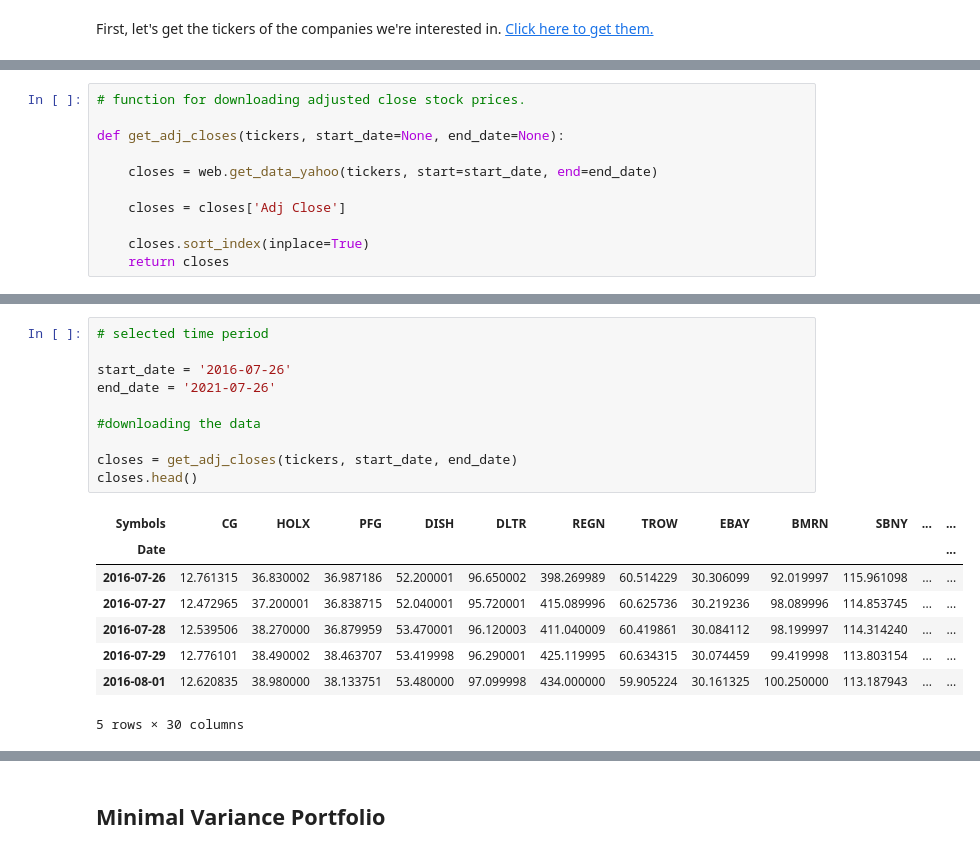
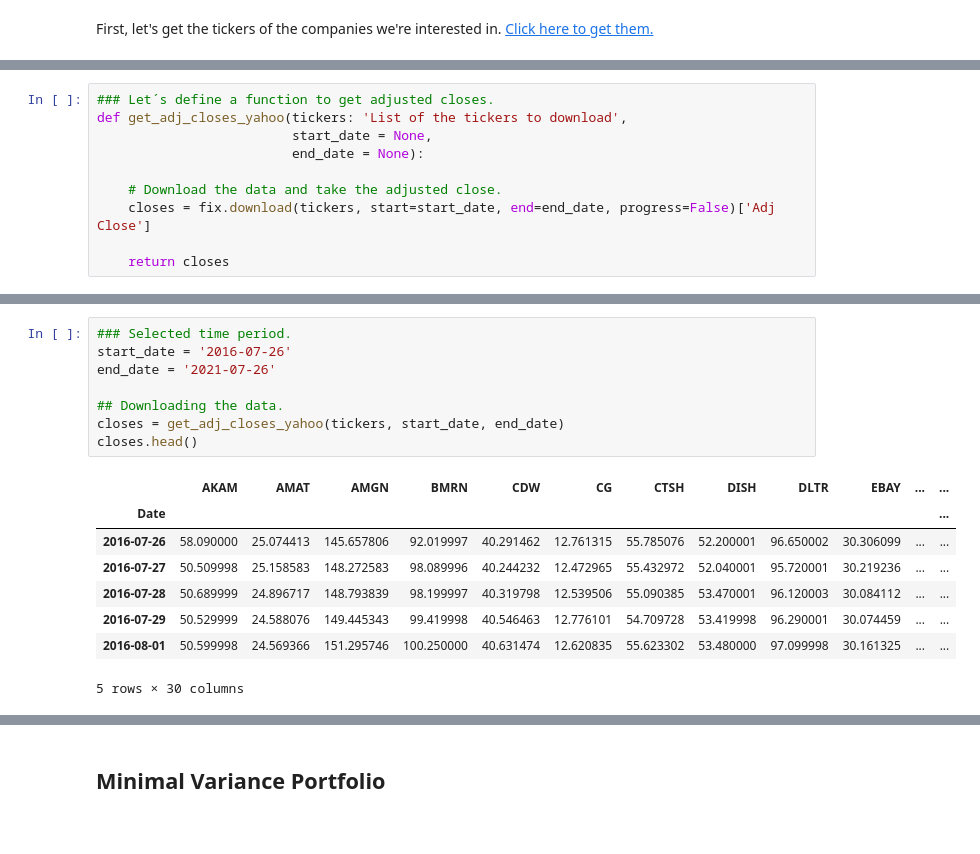
Before and after one commit to bmanica/Factset_Learning_PA, a Jupyter notebook: Optimal_portfolio_selection.ipynb, the cells around one changed output, grey strips where cells are left out. Cells and saved outputs as stored; diff of their text form.

```diff
--- a/Optimal_portfolio_selection.ipynb
+++ b/Optimal_portfolio_selection.ipynb
@@ -89,11 +90,10 @@ best_stocks
 # %%
-# function for downloading adjusted close stock prices.
+### Let´s define a function to get adjusted closes.
+def get_adj_closes_yahoo(tickers: 'List of the tickers to download',
+                         start_date = None,
+                         end_date = None):
 
-def get_adj_closes(tickers, start_date=None, end_date=None):
+    # Download the data and take the adjusted close.
+    closes = fix.download(tickers, start=start_date, end=end_date, progress=False)['Adj Close']
 
-    closes = web.get_data_yahoo(tickers, start=start_date, end=end_date)
-
-    closes = closes['Adj Close']
-
-    closes.sort_index(inplace=True)
     return closes
@@ -137,20 +122,18 @@ tickers
 # %%
-# selected time period
-
+### Selected time period.
 start_date = '2016-07-26'
 end_date = '2021-07-26'
 
-#downloading the data
-
-closes = get_adj_closes(tickers, start_date, end_date)
+## Downloading the data.
+closes = get_adj_closes_yahoo(tickers, start_date, end_date)
 closes.head()
 # %% [output]
-| Symbols | CG | HOLX | PFG | DISH | DLTR | REGN | TROW | EBAY | BMRN | SBNY | ... | ... |
+|  | AKAM | AMAT | AMGN | BMRN | CDW | CG | CTSH | DISH | DLTR | EBAY | ... | ... |
 | Date |  |  |  |  |  |  |  |  |  |  |  | ... |
-| 2016-07-26 | 12.761315 | 36.830002 | 36.987186 | 52.200001 | 96.650002 | 398.269989 | 60.514229 | 30.306099 | 92.019997 | 115.961098 | ... | ... |
-| 2016-07-27 | 12.472965 | 37.200001 | 36.838715 | 52.040001 | 95.720001 | 415.089996 | 60.625736 | 30.219236 | 98.089996 | 114.853745 | ... | ... |
-| 2016-07-28 | 12.539506 | 38.270000 | 36.879959 | 53.470001 | 96.120003 | 411.040009 | 60.419861 | 30.084112 | 98.199997 | 114.314240 | ... | ... |
-| 2016-07-29 | 12.776101 | 38.490002 | 38.463707 | 53.419998 | 96.290001 | 425.119995 | 60.634315 | 30.074459 | 99.419998 | 113.803154 | ... | ... |
-| 2016-08-01 | 12.620835 | 38.980000 | 38.133751 | 53.480000 | 97.099998 | 434.000000 | 59.905224 | 30.161325 | 100.250000 | 113.187943 | ... | ... |
+| 2016-07-26 | 58.090000 | 25.074413 | 145.657806 | 92.019997 | 40.291462 | 12.761315 | 55.785076 | 52.200001 | 96.650002 | 30.306099 | ... | ... |
+| 2016-07-27 | 50.509998 | 25.158583 | 148.272583 | 98.089996 | 40.244232 | 12.472965 | 55.432972 | 52.040001 | 95.720001 | 30.219236 | ... | ... |
+| 2016-07-28 | 50.689999 | 24.896717 | 148.793839 | 98.199997 | 40.319798 | 12.539506 | 55.090385 | 53.470001 | 96.120003 | 30.084112 | ... | ... |
+| 2016-07-29 | 50.529999 | 24.588076 | 149.445343 | 99.419998 | 40.546463 | 12.776101 | 54.709728 | 53.419998 | 96.290001 | 30.074459 | ... | ... |
+| 2016-08-01 | 50.599998 | 24.569366 | 151.295746 | 100.250000 | 40.631474 | 12.620835 | 55.623302 | 53.480000 | 97.099998 | 30.161325 | ... | ... |
 5 rows × 30 columns
 # %%
```
Also changed, not shown: parts of 39 cells of this notebook, 1 other file.
